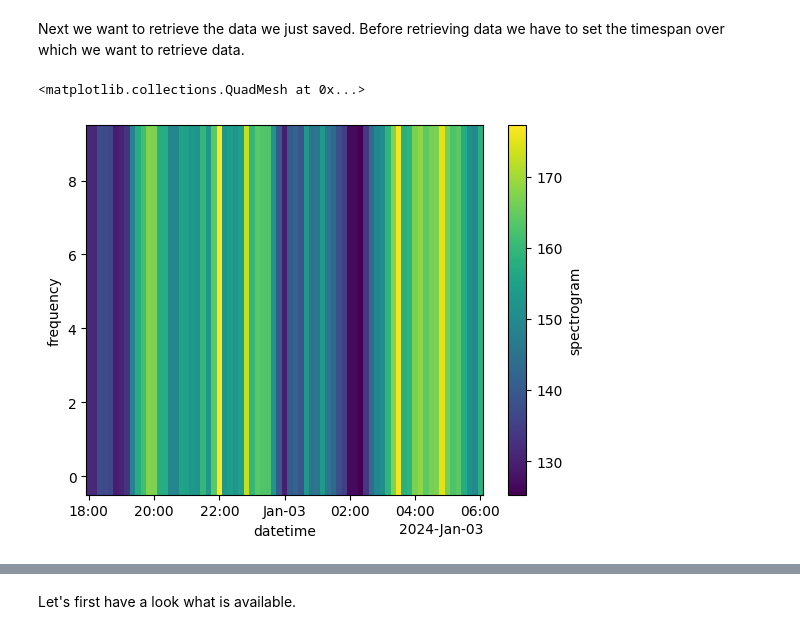
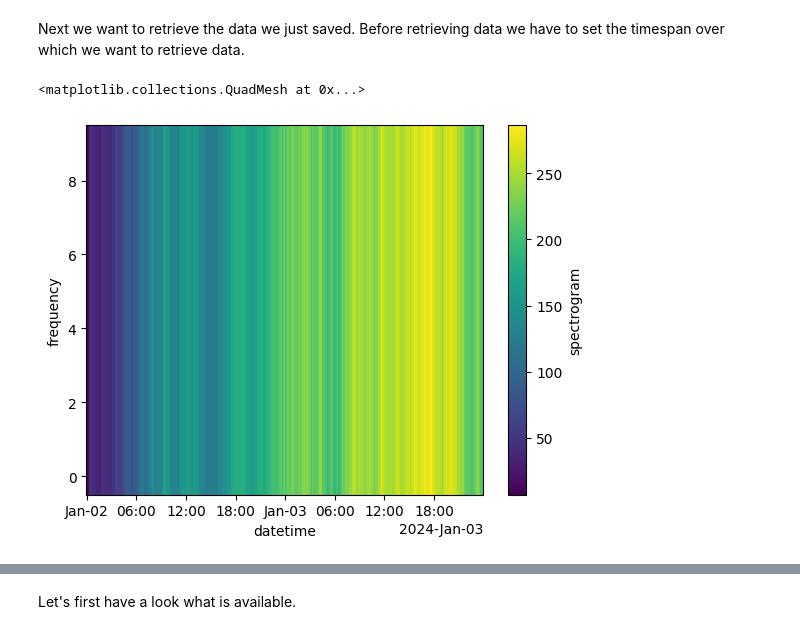
Before and after one commit to tsc-tools/tonik, a Jupyter notebook: docs/tonik_example.ipynb, the cells around one changed output, grey strips where cells are left out. Saved outputs shown, nothing was run; the diff lists cells and outputs as text; code cells hidden in the pictures.

```diff
--- a/docs/tonik_example.ipynb
+++ b/docs/tonik_example.ipynb
@@ -44,10 +42,10 @@ Group: experiment
 # %% [markdown]
 Next we want to retrieve the data we just saved. Before retrieving data we have to set the timespan over which we want to retrieve data.
 # %%
-g.starttime = datetime(2024, 1, 2, 18, 0, 0)
-g.endtime = datetime(2024, 1, 3, 6, 0, 0)
+g.starttime = datetime(2024, 1, 2, 0, 0, 0)
+g.endtime = datetime(2024, 1, 4, 0, 0, 0)
 st = g.get_substore('NET1', 'MDR2', '00', 'HHZ')
 st('spectrogram').plot()
 # %% [output]
 <matplotlib.collections.QuadMesh at 0x...>
-[figure, old version]
+[figure, new version]
```
Also changed, not shown: parts of 9 cells of this notebook, 7 other files.
